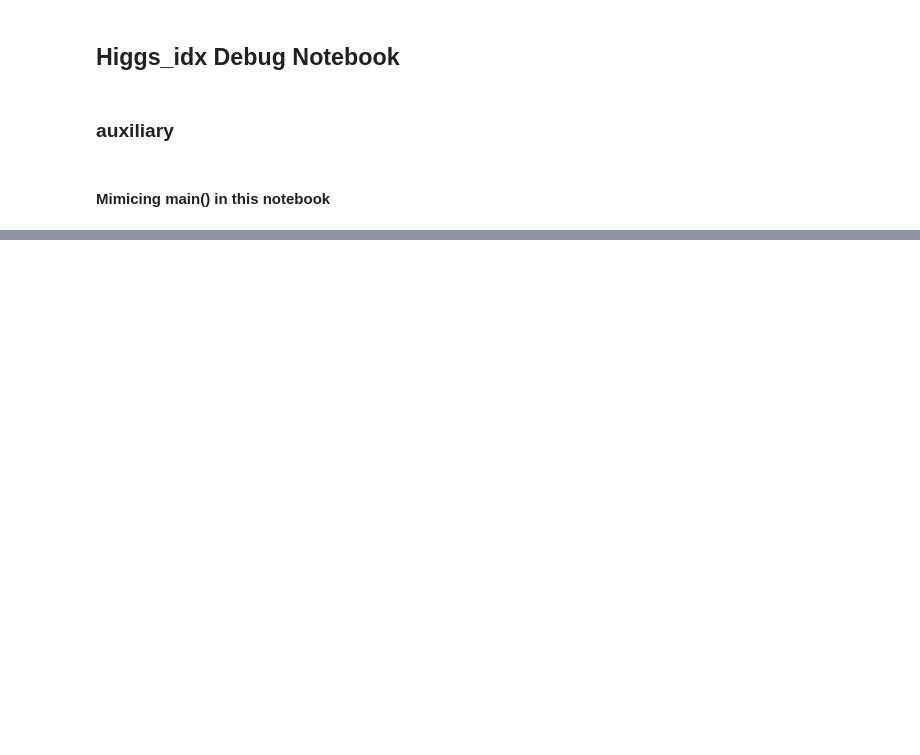
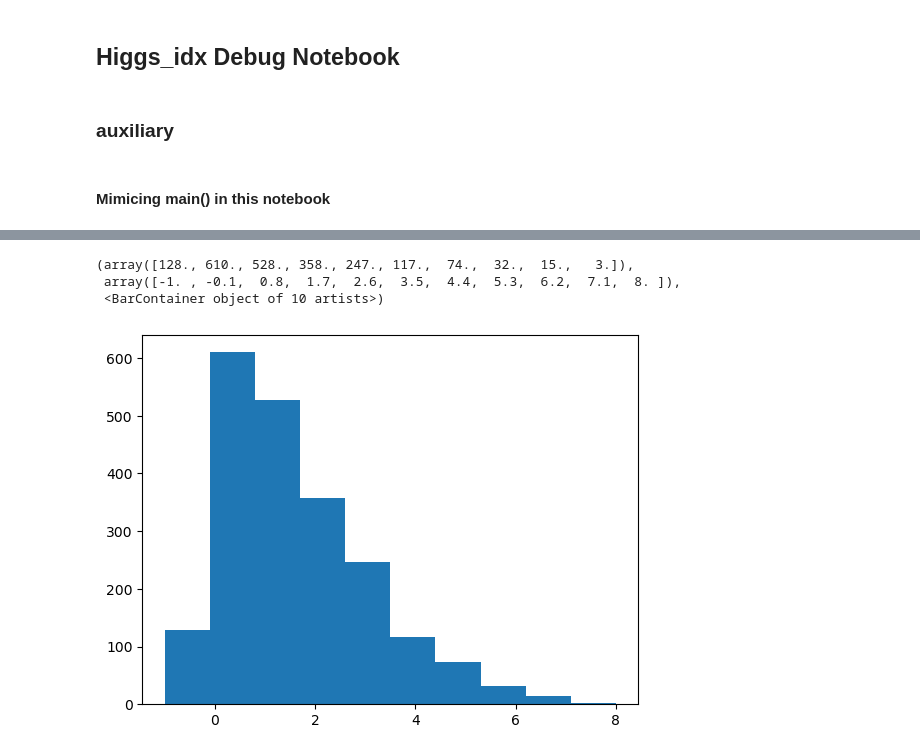
Before and after one commit to ucsd-hep-ex/hhh, a Jupyter notebook: notebooks/debug/higgs_idx.ipynb, the cells around one changed output, grey strips where cells are left out. Cells and saved outputs as stored; diff of their text form; code cells hidden in the pictures; blank space fills up the shorter version.

```diff
--- a/notebooks/debug/higgs_idx.ipynb
+++ b/notebooks/debug/higgs_idx.ipynb
@@ -42,0 +234,40 @@ train_frac=...
+# %%
+# check/fix small-radius jet truth (ensure max 2 small-radius jets per higgs)
+check = (
+    np.unique(ak.count(h1_bs, axis=-1)).to_list()
+    + np.unique(ak.count(h2_bs, axis=-1)).to_list()
+    + np.unique(ak.count(h3_bs, axis=-1)).to_list()
+)
+if 3 in check:
+    logging.warning("some Higgs bosons match to 3 small-radius jets! Check truth")
+
+# check/fix large-radius jet truth (ensure max 1 large-radius jet per higgs)
+fj_check = (
+    np.unique(ak.count(h1_bb, axis=-1)).to_list()
+    + np.unique(ak.count(h2_bb, axis=-1)).to_list()
+    + np.unique(ak.count(h3_bb, axis=-1)).to_list()
+)
+if 2 in fj_check:
+    logging.warning("some Higgs bosons match to 2 large-radius jets! Check truth")
+
+h1_bs = ak.fill_none(ak.pad_none(h1_bs, 2, clip=True), -1)
+h2_bs = ak.fill_none(ak.pad_none(h2_bs, 2, clip=True), -1)
+h3_bs = ak.fill_none(ak.pad_none(h3_bs, 2, clip=True), -1)
+
+h1_bb = ak.fill_none(ak.pad_none(h1_bb, 1, clip=True), -1)
+h2_bb = ak.fill_none(ak.pad_none(h2_bb, 1, clip=True), -1)
+h3_bb = ak.fill_none(ak.pad_none(h3_bb, 1, clip=True), -1)
+
+h1_b1, h1_b2 = h1_bs[:, 0], h1_bs[:, 1]
+h2_b1, h2_b2 = h2_bs[:, 0], h2_bs[:, 1]
+h3_b1, h3_b2 = h3_bs[:, 0], h3_bs[:, 1]
+
+# mask whether Higgs can be reconstructed as 2 small-radius jet
+h1_mask = ak.all(h1_bs != -1, axis=-1)
+h2_mask = ak.all(h2_bs != -1, axis=-1)
+h3_mask = ak.all(h3_bs != -1, axis=-1)
+
+# mask whether Higgs can be reconstructed as 1 large-radius jet
+h1_fj_mask = ak.all(h1_bb != -1, axis=-1)
+h2_fj_mask = ak.all(h2_bb != -1, axis=-1)
+h3_fj_mask = ak.all(h3_bb != -1, axis=-1)
@@ -42,0 +276,7 @@ train_frac=...
+# %%
+plt.hist(h1_b1)
+# %% [output]
+(array([128., 610., 528., 358., 247., 117.,  74.,  32.,  15.,   3.]),
+ array([-1. , -0.1,  0.8,  1.7,  2.6,  3.5,  4.4,  5.3,  6.2,  7.1,  8. ]),
+ <BarContainer object of 10 artists>)
+[figure, added]
```
Also changed, not shown: parts of 10 cells of this notebook, 1 other file.
